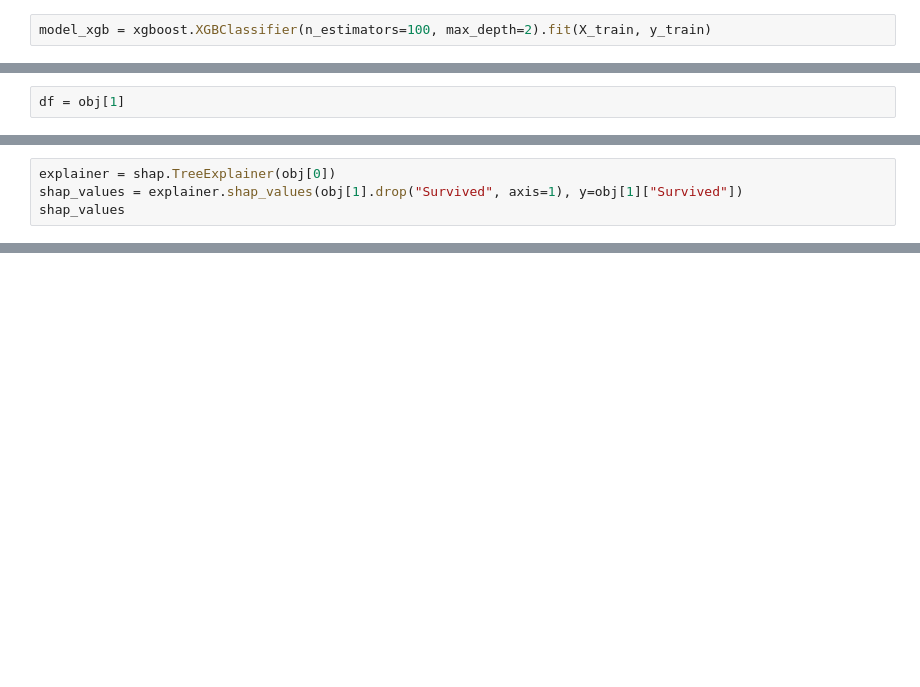
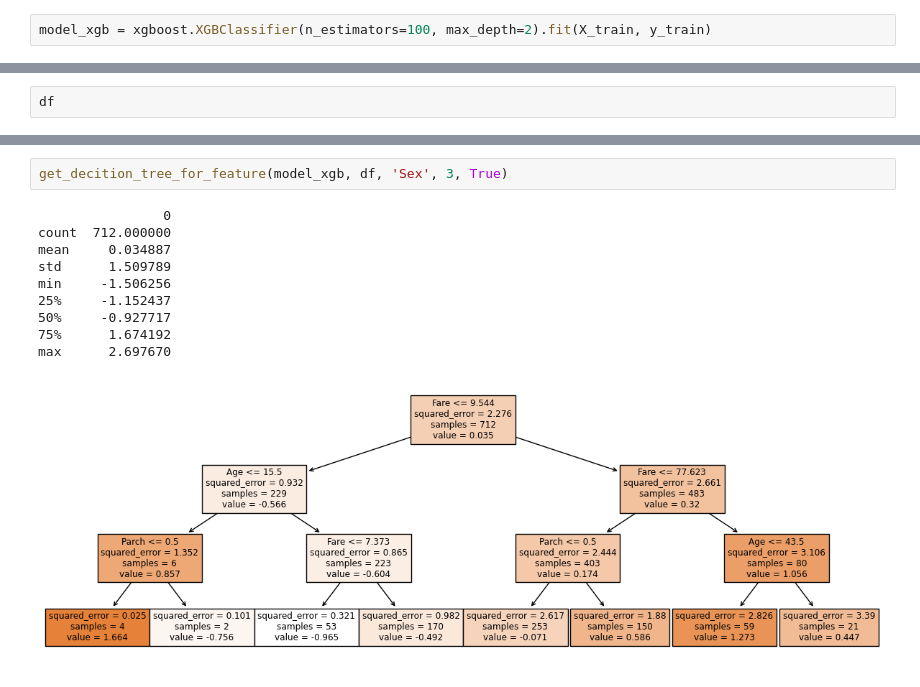
Before and after one commit to brelok-the-pok/SHAP_info_plots, a Jupyter notebook: ds/model.ipynb, the cells around one changed output, grey strips where cells are left out. Saved outputs shown, nothing was run; the diff lists cells and outputs as text; blank space fills up the shorter version.

```diff
--- a/ds/model.ipynb
+++ b/ds/model.ipynb
@@ -93,2 +56,2 @@ obj[1]
 # %%
-df = obj[1]
+df
@@ -99,4 +71,0 @@ Using `tqdm.autonotebook.tqdm` in notebook mode. Use `tqdm.tqdm` instead to forc
-# %%
-explainer = shap.TreeExplainer(obj[0])
-shap_values = explainer.shap_values(obj[1].drop("Survived", axis=1), y=obj[1]["Survived"])
-shap_values
@@ -116,0 +301,13 @@ array([[-0.47072846, -1.0599439 , -0.09178063, ...,  0.33997065,
+# %%
+get_decition_tree_for_feature(model_xgb, df, 'Sex', 3, True)
+# %% [output]
+                0
+count  712.000000
+mean     0.034887
+std      1.509789
+min     -1.506256
+25%     -1.152437
+50%     -0.927717
+75%      1.674192
+max      2.697670
+[figure, added]
```
Also changed, not shown: parts of 42 cells of this notebook, 16 other files.
